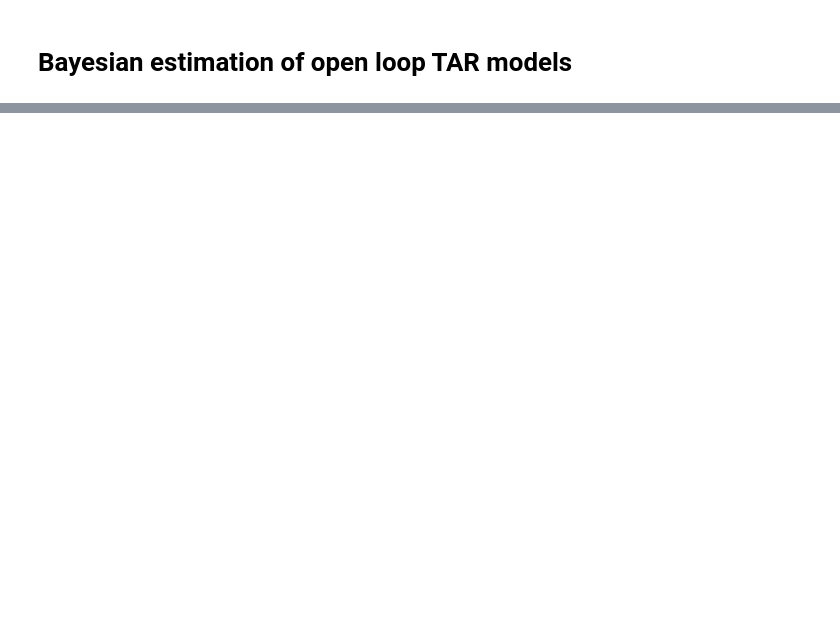
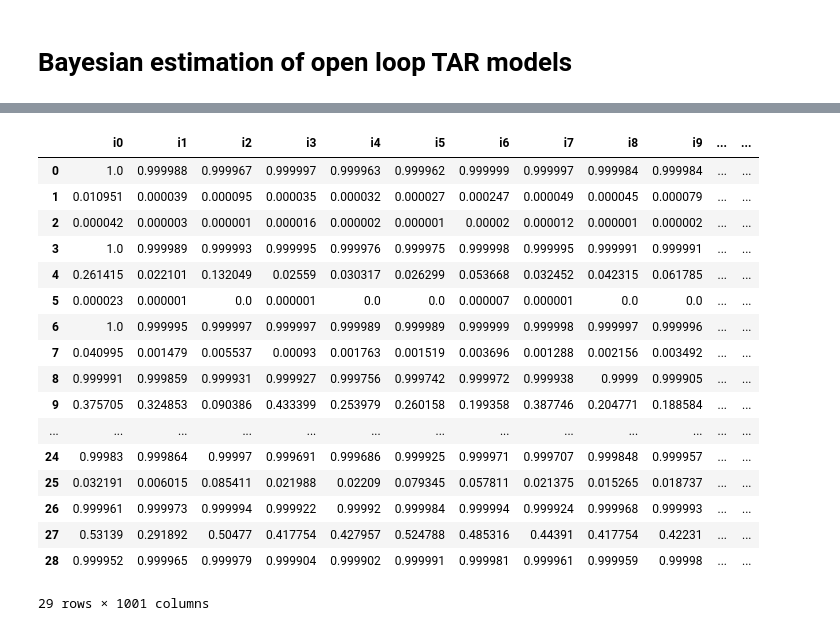
Before and after one commit to salahaddiniayyubi/BayesianTAR, a Jupyter notebook: BayesianTAR.ipynb, the cells around one changed output, grey strips where cells are left out. Drawn from its saved outputs; the diff is of its cells as text; code cells hidden in the pictures; blank space fills up the shorter version.

```diff
--- a/BayesianTAR.ipynb
+++ b/BayesianTAR.ipynb
@@ -331,0 +97,22 @@ probs.iloc[4,:].plot()
+# %%
+probs["states"] = np.array(s[1:])
+probs
+# %% [output]
+|  | i0 | i1 | i2 | i3 | i4 | i5 | i6 | i7 | i8 | i9 | ... | ... |
+| 0 | 1.0 | 0.999988 | 0.999967 | 0.999997 | 0.999963 | 0.999962 | 0.999999 | 0.999997 | 0.999984 | 0.999984 | ... | ... |
+| 1 | 0.010951 | 0.000039 | 0.000095 | 0.000035 | 0.000032 | 0.000027 | 0.000247 | 0.000049 | 0.000045 | 0.000079 | ... | ... |
+| 2 | 0.000042 | 0.000003 | 0.000001 | 0.000016 | 0.000002 | 0.000001 | 0.00002 | 0.000012 | 0.000001 | 0.000002 | ... | ... |
+| 3 | 1.0 | 0.999989 | 0.999993 | 0.999995 | 0.999976 | 0.999975 | 0.999998 | 0.999995 | 0.999991 | 0.999991 | ... | ... |
+| 4 | 0.261415 | 0.022101 | 0.132049 | 0.02559 | 0.030317 | 0.026299 | 0.053668 | 0.032452 | 0.042315 | 0.061785 | ... | ... |
+| 5 | 0.000023 | 0.000001 | 0.0 | 0.000001 | 0.0 | 0.0 | 0.000007 | 0.000001 | 0.0 | 0.0 | ... | ... |
+| 6 | 1.0 | 0.999995 | 0.999997 | 0.999997 | 0.999989 | 0.999989 | 0.999999 | 0.999998 | 0.999997 | 0.999996 | ... | ... |
+| 7 | 0.040995 | 0.001479 | 0.005537 | 0.00093 | 0.001763 | 0.001519 | 0.003696 | 0.001288 | 0.002156 | 0.003492 | ... | ... |
+| 8 | 0.999991 | 0.999859 | 0.999931 | 0.999927 | 0.999756 | 0.999742 | 0.999972 | 0.999938 | 0.9999 | 0.999905 | ... | ... |
+| 9 | 0.375705 | 0.324853 | 0.090386 | 0.433399 | 0.253979 | 0.260158 | 0.199358 | 0.387746 | 0.204771 | 0.188584 | ... | ... |
+| ... | ... | ... | ... | ... | ... | ... | ... | ... | ... | ... | ... | ... |
+| 24 | 0.99983 | 0.999864 | 0.99997 | 0.999691 | 0.999686 | 0.999925 | 0.999971 | 0.999707 | 0.999848 | 0.999957 | ... | ... |
+| 25 | 0.032191 | 0.006015 | 0.085411 | 0.021988 | 0.02209 | 0.079345 | 0.057811 | 0.021375 | 0.015265 | 0.018737 | ... | ... |
+| 26 | 0.999961 | 0.999973 | 0.999994 | 0.999922 | 0.99992 | 0.999984 | 0.999994 | 0.999924 | 0.999968 | 0.999993 | ... | ... |
+| 27 | 0.53139 | 0.291892 | 0.50477 | 0.417754 | 0.427957 | 0.524788 | 0.485316 | 0.44391 | 0.417754 | 0.42231 | ... | ... |
+| 28 | 0.999952 | 0.999965 | 0.999979 | 0.999904 | 0.999902 | 0.999991 | 0.999981 | 0.999961 | 0.999959 | 0.99998 | ... | ... |
+29 rows × 1001 columns
```
Also changed, not shown: parts of 9 cells of this notebook.
